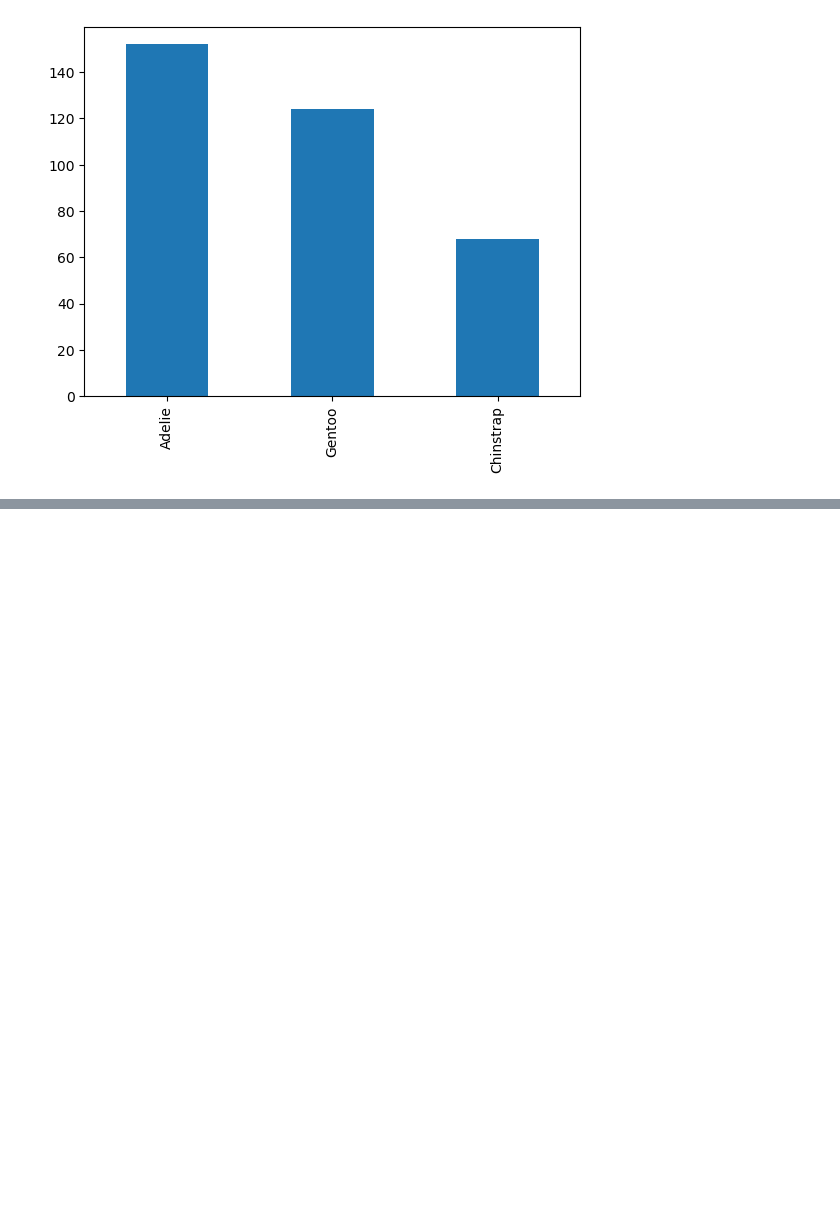
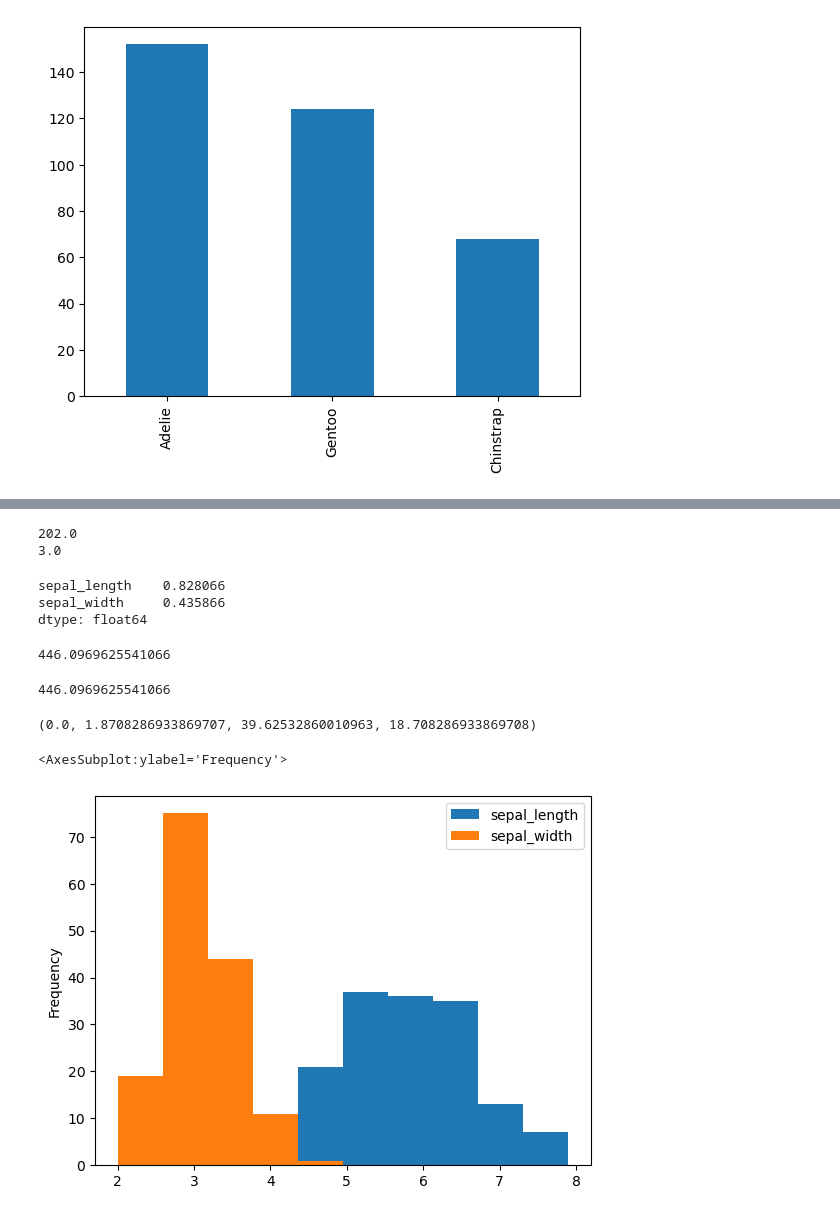
Before and after one commit to Crovvyboi/Data-Science, a Jupyter notebook: Tutorials/Tutorial 1.ipynb, the cells around one changed output, grey strips where cells are left out. Drawn from its saved outputs; the diff is of its cells as text; code cells hidden in the pictures; blank space fills up the shorter version.

```diff
--- a/Tutorials/Tutorial 1.ipynb
+++ b/Tutorials/Tutorial 1.ipynb
@@ -98,0 +101,38 @@ penguins["species"].value_counts().plot(kind="bar")
+# %%
+import pandas as pd
+import seaborn as sns
+
+iris = sns.load_dataset("iris")
+example_column = pd.Series([1, 2 ,3 ,4 ,1000])
+# %%
+print(example_column.mean())
+print(example_column.median())
+iris[columns].std()
+# %% [output]
+202.0
+3.0
+sepal_length    0.828066
+sepal_width     0.435866
+dtype: float64
+# %%
+example_column.std()
+# %% [output]
+446.0969625541066
+# %%
+(((example_column - example_column.mean())**2).sum() / ( len(example_column)-1))**0.5
+# %% [output]
+446.0969625541066
+# %%
+example_column2 = pd.Series([1,1,1,1,1,1])
+example_column3 = pd.Series([1,2,3,4,5,6])
+example_column4 = pd.Series([1,2,3,4,5,100])
+example_column5 = pd.Series([10,20,30,40,50,60])
+
+(example_column2.std(), example_column3.std(), example_column4.std(), example_column5.std())
+# %% [output]
+(0.0, 1.8708286933869707, 39.62532860010963, 18.708286933869708)
+# %%
+iris[columns].plot(kind='hist', bins = 10)
+# %% [output]
+<AxesSubplot:ylabel='Frequency'>
+[figure, added]
```
Also changed, not shown: parts of 4 cells of this notebook, 3 other files.
